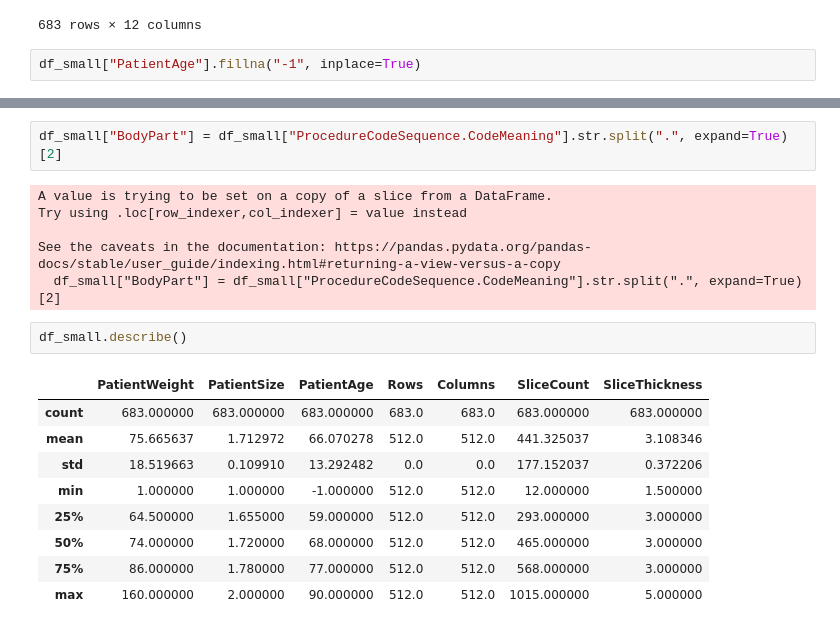
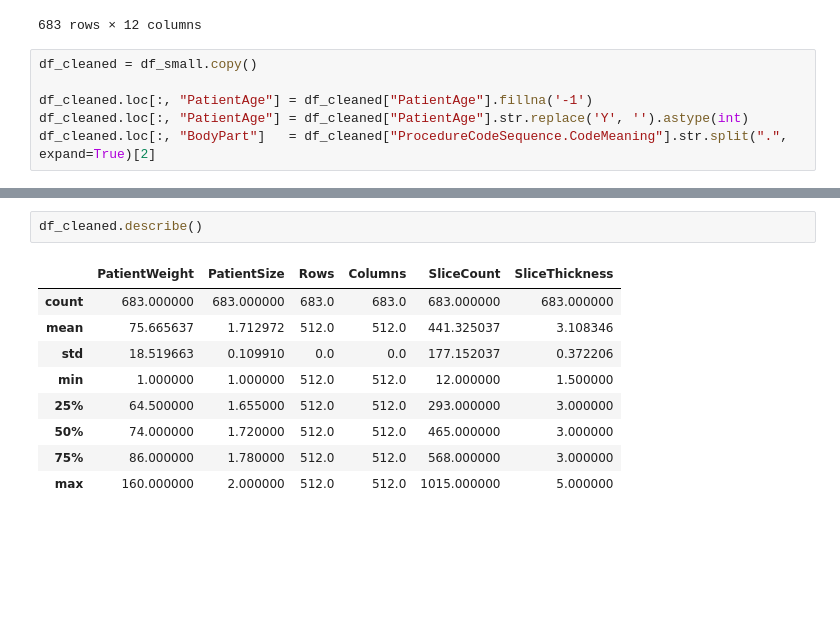
Before and after one commit to Justin-SG/inferring_body_weight_from_ct_scans, a Jupyter notebook: 2_EDA/EDA_Metadata.ipynb, the cells around one changed output, grey strips where cells are left out. Saved outputs shown, nothing was run; the diff lists cells and outputs as text; blank space fills up the shorter version.

```diff
--- a/2_EDA/EDA_Metadata.ipynb
+++ b/2_EDA/EDA_Metadata.ipynb
@@ -47,4 +49,8 @@ df_small
 | 682 | ANONYM-BI33HV_442 | 95.0 | 1.73 | 072Y | M | WHOLEBODY | PET-CT.Ga68 PSMA.Stamm | ... |
 683 rows × 12 columns
 # %%
-df_small["PatientAge"].fillna("-1", inplace=True)
+df_cleaned = df_small.copy()
+
+df_cleaned.loc[:, "PatientAge"] = df_cleaned["PatientAge"].fillna('-1')
+df_cleaned.loc[:, "PatientAge"] = df_cleaned["PatientAge"].str.replace('Y', '').astype(int)
+df_cleaned.loc[:, "BodyPart"]   = df_cleaned["ProcedureCodeSequence.CodeMeaning"].str.split(".", expand=True)[2]
@@ -70,22 +57,14 @@ See the caveats in the documentation: https://pandas.pydata.org/pandas-docs/stab
-# %%
-df_small["BodyPart"] = df_small["ProcedureCodeSequence.CodeMeaning"].str.split(".", expand=True)[2]
-# %% [output]
-A value is trying to be set on a copy of a slice from a DataFrame.
-Try using .loc[row_indexer,col_indexer] = value instead
-
-See the caveats in the documentation: https://pandas.pydata.org/pandas-docs/stable/user_guide/indexing.html#returning-a-view-versus-a-copy
-  df_small["BodyPart"] = df_small["ProcedureCodeSequence.CodeMeaning"].str.split(".", expand=True)[2]
 # %%
-df_small.describe()
+df_cleaned.describe()
 # %% [output]
-|  | PatientWeight | PatientSize | PatientAge | Rows | Columns | SliceCount | SliceThickness |
-| count | 683.000000 | 683.000000 | 683.000000 | 683.0 | 683.0 | 683.000000 | 683.000000 |
-| mean | 75.665637 | 1.712972 | 66.070278 | 512.0 | 512.0 | 441.325037 | 3.108346 |
-| std | 18.519663 | 0.109910 | 13.292482 | 0.0 | 0.0 | 177.152037 | 0.372206 |
-| min | 1.000000 | 1.000000 | -1.000000 | 512.0 | 512.0 | 12.000000 | 1.500000 |
-| 25% | 64.500000 | 1.655000 | 59.000000 | 512.0 | 512.0 | 293.000000 | 3.000000 |
-| 50% | 74.000000 | 1.720000 | 68.000000 | 512.0 | 512.0 | 465.000000 | 3.000000 |
-| 75% | 86.000000 | 1.780000 | 77.000000 | 512.0 | 512.0 | 568.000000 | 3.000000 |
-| max | 160.000000 | 2.000000 | 90.000000 | 512.0 | 512.0 | 1015.000000 | 5.000000 |
+|  | PatientWeight | PatientSize | Rows | Columns | SliceCount | SliceThickness |
+| count | 683.000000 | 683.000000 | 683.0 | 683.0 | 683.000000 | 683.000000 |
+| mean | 75.665637 | 1.712972 | 512.0 | 512.0 | 441.325037 | 3.108346 |
+| std | 18.519663 | 0.109910 | 0.0 | 0.0 | 177.152037 | 0.372206 |
+| min | 1.000000 | 1.000000 | 512.0 | 512.0 | 12.000000 | 1.500000 |
+| 25% | 64.500000 | 1.655000 | 512.0 | 512.0 | 293.000000 | 3.000000 |
+| 50% | 74.000000 | 1.720000 | 512.0 | 512.0 | 465.000000 | 3.000000 |
+| 75% | 86.000000 | 1.780000 | 512.0 | 512.0 | 568.000000 | 3.000000 |
+| max | 160.000000 | 2.000000 | 512.0 | 512.0 | 1015.000000 | 5.000000 |
 # %%
 # Distribution of Male/female
```
Also changed, not shown: parts of 15 cells of this notebook.
